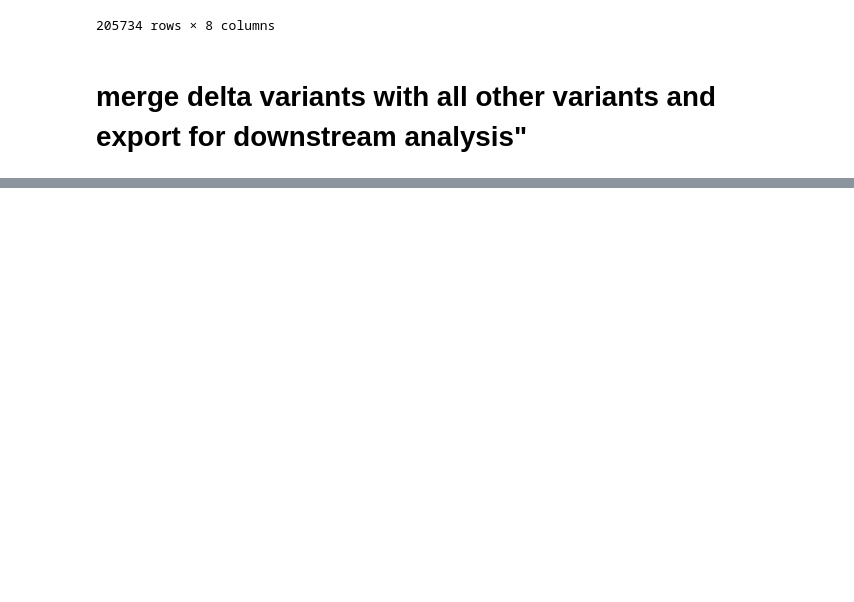
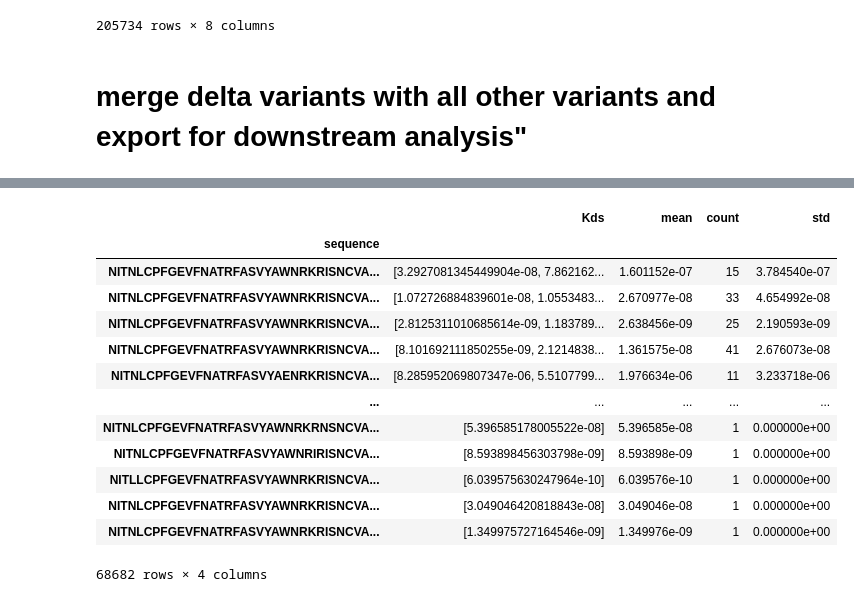
Before and after one commit to marshallcase/titeseq, a Jupyter notebook: titeseq bloom 2022.ipynb, the cells around one changed output, grey strips where cells are left out. Saved outputs shown, nothing was run; the diff lists cells and outputs as text; code cells hidden in the pictures; blank space fills up the shorter version.

```diff
--- a/titeseq bloom 2022.ipynb
+++ b/titeseq bloom 2022.ipynb
@@ -513,0 +540,8 @@ all_data.to_csv('fit_params.csv')
+# %%
+#drop rows where there's no sequence (probably because a barcode wasn't found from the previous data processing step)
+all_data['sequence']=new_sequences
+all_data= all_data.loc[all_data['sequence'].str.len() > 0]
+all_data = all_data.drop(columns=['Unnamed: 0','target','variant_call_support','codon_substitutions','aa_substitutions','n_codon_substitutions','n_aa_substitutions'])
+all_data
+# %%
+all_data = all_data.set_index('sequence')
@@ -513,0 +565,7 @@ all_data.to_csv('fit_params.csv')
+# %%
+#group barcodes together for stat calculations more generally
+df1 = pd.DataFrame(index=all_data.index.unique(),columns=all_data.columns)
+all_data['Kds'] = all_data[['A','B','Kd']].values.tolist()
+df1['Kds'] = all_data.groupby('sequence')['Kds'].apply(lambda x: list([item for sublist in x for item in sublist]))
+df1 = df1.drop(columns=df1.columns[:-1])
+df1
@@ -513,0 +587,24 @@ all_data.to_csv('fit_params.csv')
+# %%
+#calculate stats
+df1['Kds'] = df1['Kds'].apply(lambda x: [i for i in x if not np.isnan(i)])
+df1['mean'] = df1['Kds'].apply(lambda x: np.nanmean(x))
+df1['count'] = df1['Kds'].apply(lambda x: len(x))
+df1['std'] = df1['Kds'].apply(np.std)
+# %%
+df1 = df1.dropna(subset=['mean'])
+df1
+# %% [output]
+|  | Kds | mean | count | std |
+| sequence |  |  |  |  |
+| NITNLCPFGEVFNATRFASVYAWNRKRISNCVA... | [3.2927081345449904e-08, 7.862162... | 1.601152e-07 | 15 | 3.784540e-07 |
+| NITNLCPFGEVFNATRFASVYAWNRKRISNCVA... | [1.072726884839601e-08, 1.0553483... | 2.670977e-08 | 33 | 4.654992e-08 |
+| NITNLCPFGEVFNATRFASVYAWNRKRISNCVA... | [2.8125311010685614e-09, 1.183789... | 2.638456e-09 | 25 | 2.190593e-09 |
+| NITNLCPFGEVFNATRFASVYAWNRKRISNCVA... | [8.101692111850255e-09, 2.1214838... | 1.361575e-08 | 41 | 2.676073e-08 |
+| NITNLCPFGEVFNATRFASVYAENRKRISNCVA... | [8.285952069807347e-06, 5.5107799... | 1.976634e-06 | 11 | 3.233718e-06 |
+| ... | ... | ... | ... | ... |
+| NITNLCPFGEVFNATRFASVYAWNRKRNSNCVA... | [5.396585178005522e-08] | 5.396585e-08 | 1 | 0.000000e+00 |
+| NITNLCPFGEVFNATRFASVYAWNRIRISNCVA... | [8.593898456303798e-09] | 8.593898e-09 | 1 | 0.000000e+00 |
+| NITLLCPFGEVFNATRFASVYAWNRKRISNCVA... | [6.039575630247964e-10] | 6.039576e-10 | 1 | 0.000000e+00 |
+| NITNLCPFGEVFNATRFASVYAWNRKRISNCVA... | [3.049046420818843e-08] | 3.049046e-08 | 1 | 0.000000e+00 |
+| NITNLCPFGEVFNATRFASVYAWNRKRISNCVA... | [1.349975727164546e-09] | 1.349976e-09 | 1 | 0.000000e+00 |
+68682 rows × 4 columns
```
Also changed, not shown: parts of 12 cells of this notebook, 4 other files.
